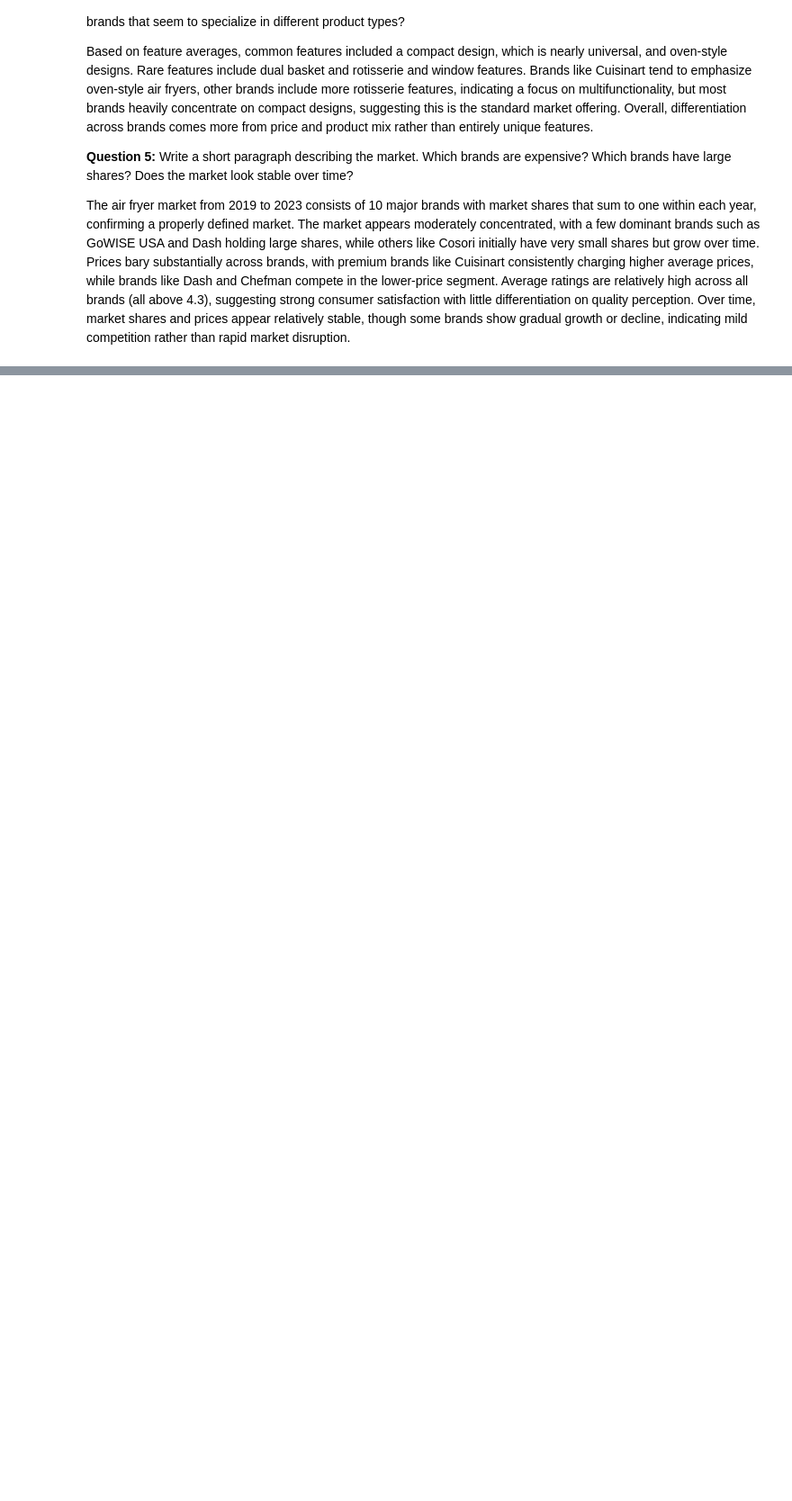
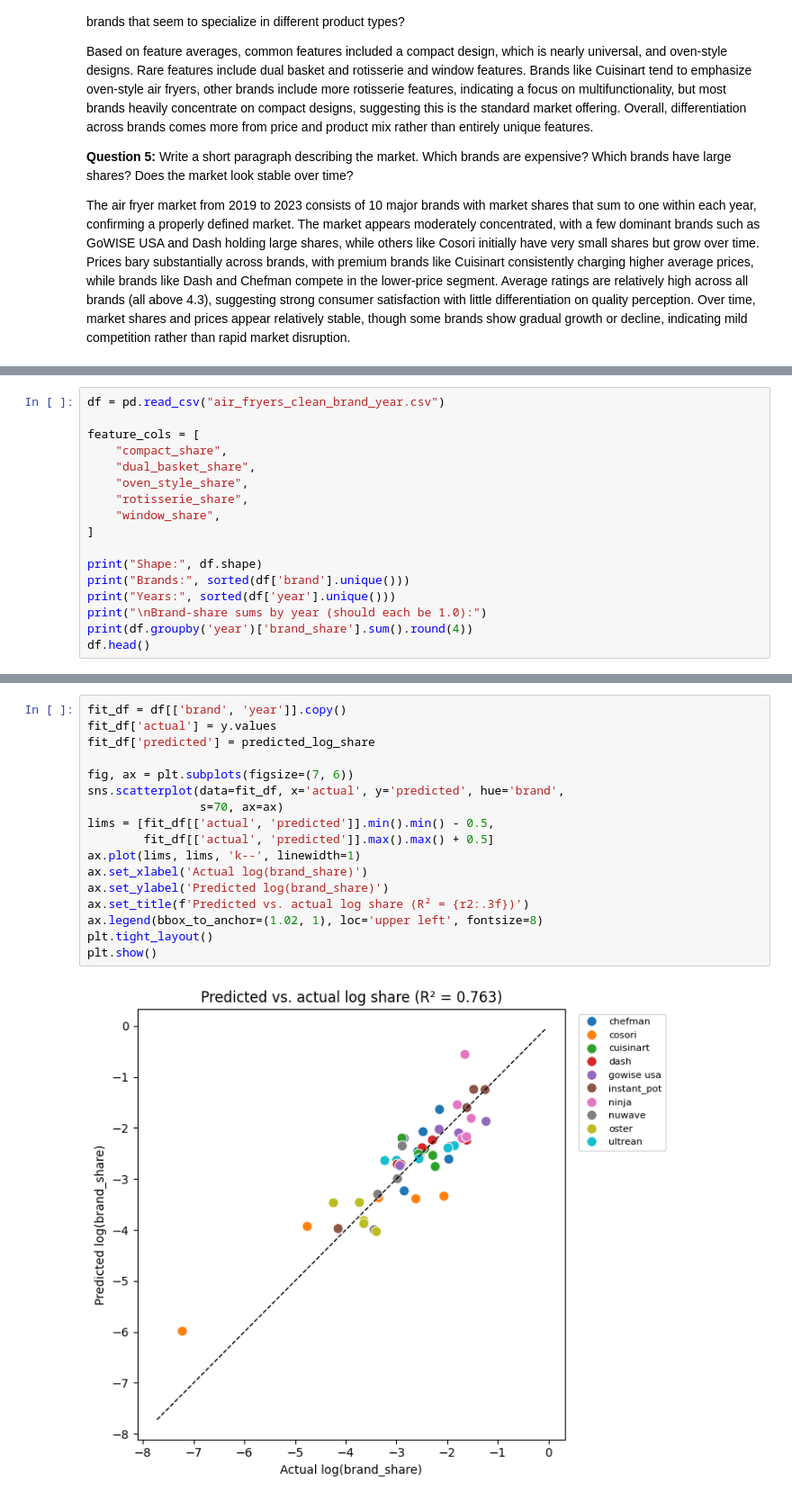
Before and after one commit to aerau05/air_fryers, a Jupyter notebook: demand_estimation_air_fryers.ipynb, the cells around one changed output, grey strips where cells are left out. Shown at 90% size. Saved outputs shown, nothing was run; the diff lists cells and outputs as text; blank space fills up the shorter version.

```diff
--- a/demand_estimation_air_fryers.ipynb
+++ b/demand_estimation_air_fryers.ipynb
@@ -117,0 +116,17 @@ The air fryer market from 2019 to 2023 consists of 10 major brands with market s
+# %%
+df = pd.read_csv("air_fryers_clean_brand_year.csv")
+
+feature_cols = [
+    "compact_share",
+    "dual_basket_share",
+    "oven_style_share",
+    "rotisserie_share",
+    "window_share",
+]
+
+print("Shape:", df.shape)
+print("Brands:", sorted(df['brand'].unique()))
+print("Years:", sorted(df['year'].unique()))
+print("\nBrand-share sums by year (should each be 1.0):")
+print(df.groupby('year')['brand_share'].sum().round(4))
+df.head()
@@ -117,0 +260,19 @@ The air fryer market from 2019 to 2023 consists of 10 major brands with market s
+# %%
+fit_df = df[['brand', 'year']].copy()
+fit_df['actual'] = y.values
+fit_df['predicted'] = predicted_log_share
+
+fig, ax = plt.subplots(figsize=(7, 6))
+sns.scatterplot(data=fit_df, x='actual', y='predicted', hue='brand',
+                s=70, ax=ax)
+lims = [fit_df[['actual', 'predicted']].min().min() - 0.5,
+        fit_df[['actual', 'predicted']].max().max() + 0.5]
+ax.plot(lims, lims, 'k--', linewidth=1)
+ax.set_xlabel('Actual log(brand_share)')
+ax.set_ylabel('Predicted log(brand_share)')
+ax.set_title(f'Predicted vs. actual log share (R² = {r2:.3f})')
+ax.legend(bbox_to_anchor=(1.02, 1), loc='upper left', fontsize=8)
+plt.tight_layout()
+plt.show()
+# %% [output]
+[figure, added]
```
Also changed, not shown: parts of 11 cells of this notebook, 2 other files.
